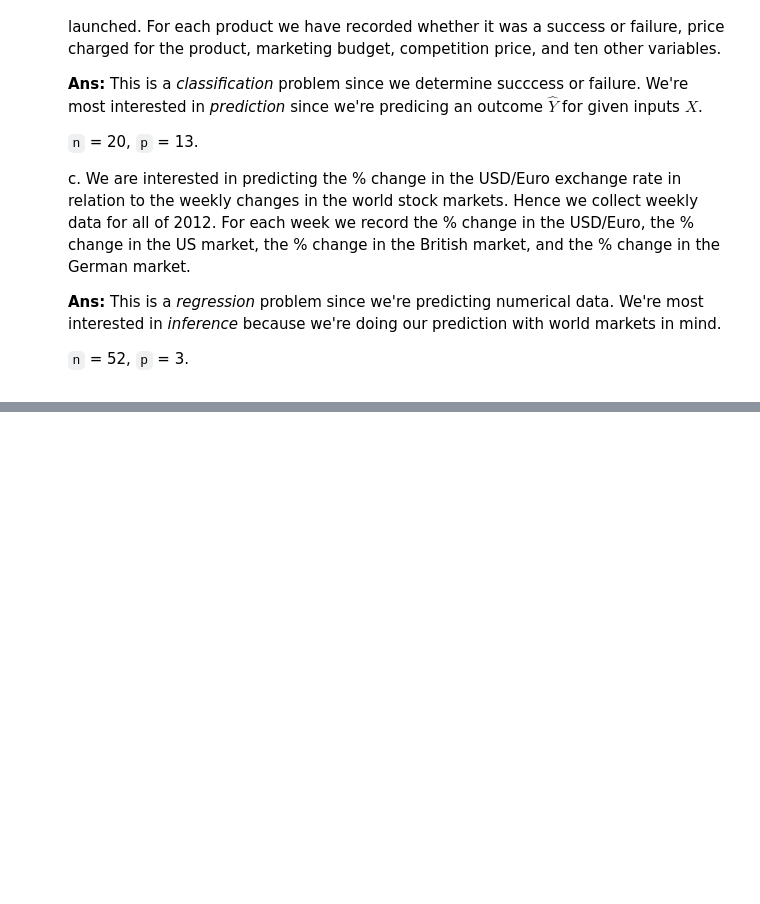
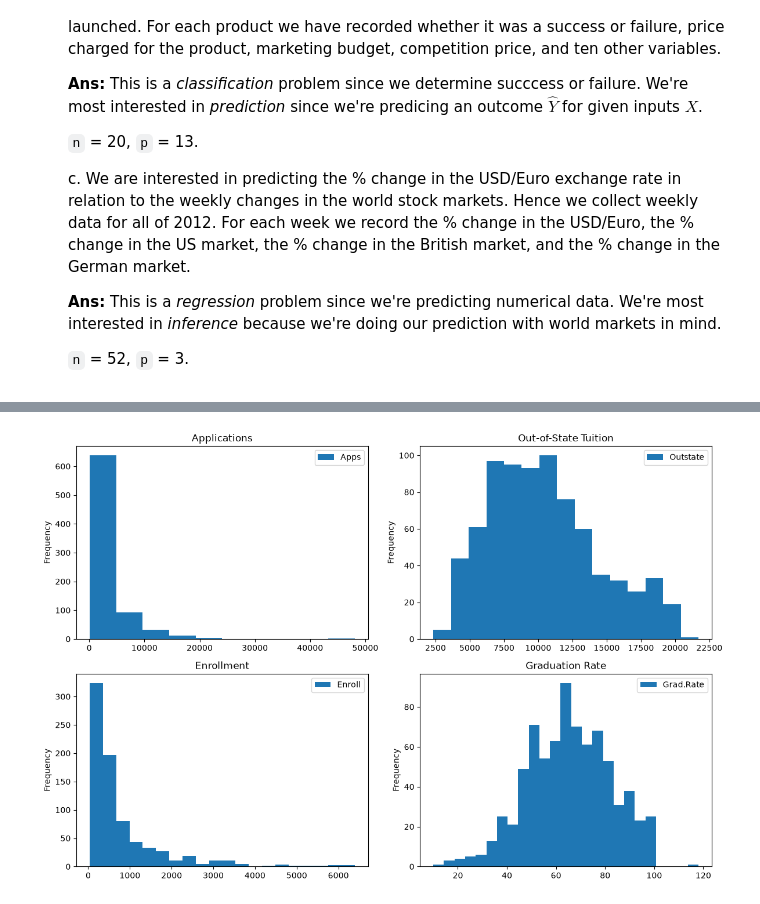
Before and after one commit to gamersekofy/math-448-homework, a Jupyter notebook: hw1-ch2/solutions.ipynb, the cells around one changed output, grey strips where cells are left out. Saved outputs shown, nothing was run; the diff lists cells and outputs as text; code cells hidden in the pictures; blank space fills up the shorter version.

```diff
--- a/hw1-ch2/solutions.ipynb
+++ b/hw1-ch2/solutions.ipynb
@@ -36,0 +137,15 @@ Uzair Hamed Mohammed
+# %%
+# g
+import matplotlib.pyplot as plt
+
+fig, axes = plt.subplots(2, 2, figsize=(12, 8))
+
+college.plot.hist(column='Apps', bins=10, ax=axes[0, 0], title='Applications')
+college.plot.hist(column='Outstate', bins=15, ax=axes[0, 1], title='Out-of-State Tuition')
+college.plot.hist(column='Enroll', bins=20, ax=axes[1, 0], title='Enrollment')
+college.plot.hist(column='Grad.Rate', bins=25, ax=axes[1, 1], title='Graduation Rate')
+
+plt.tight_layout()
+plt.show()
+# %% [output]
+[figure, added]
```
Also changed, not shown: parts of 22 cells of this notebook.
